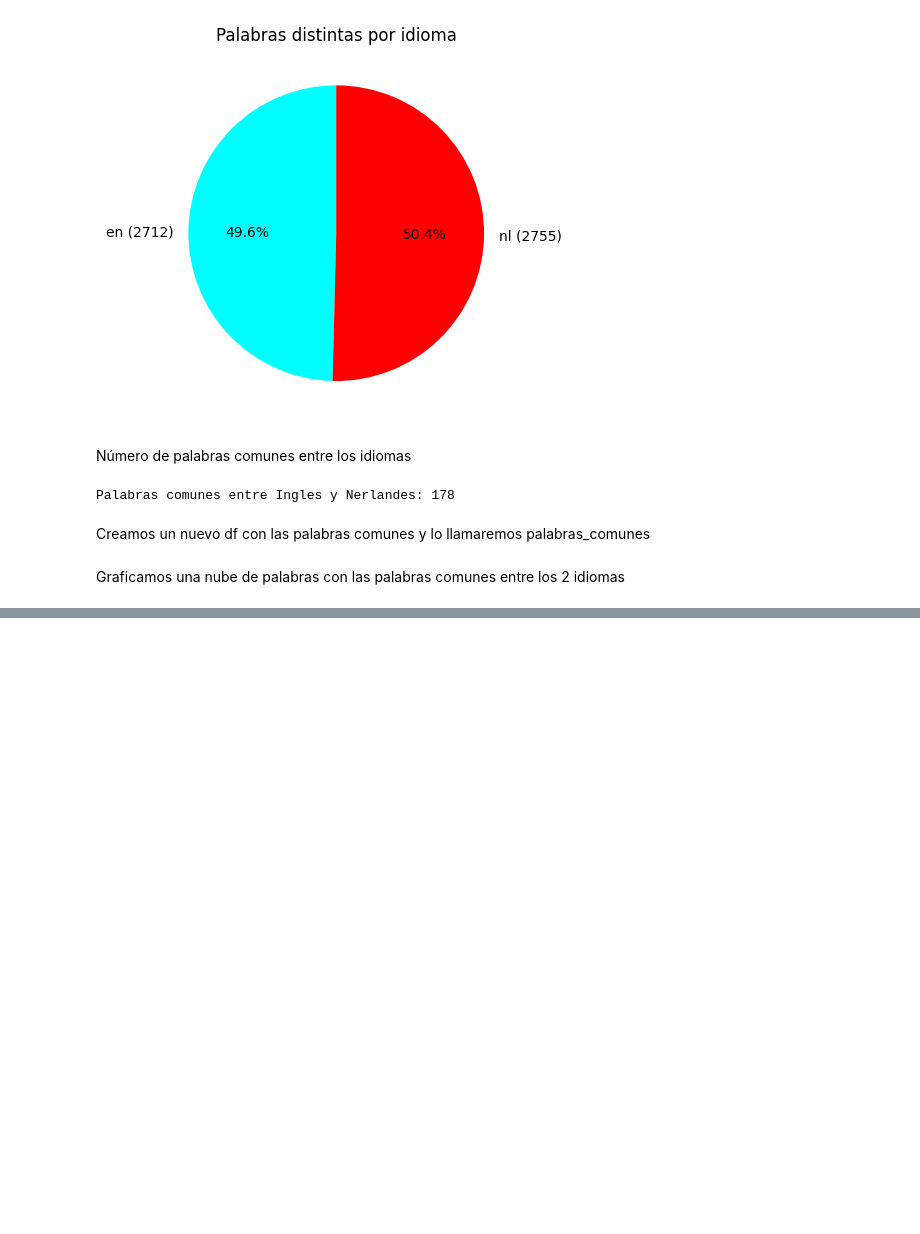
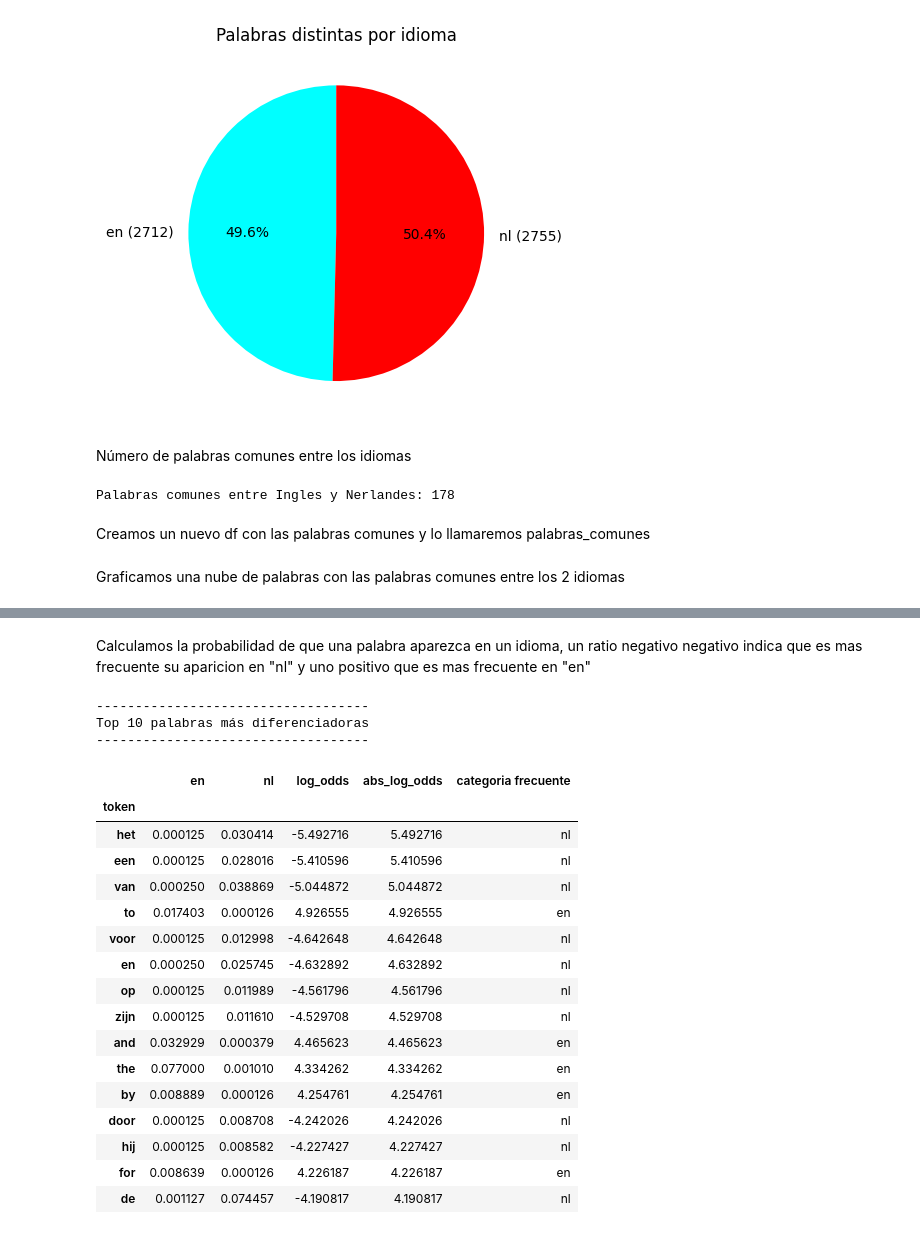
Before and after one commit to JoseQuinteroTC/IA-ML-, a Jupyter notebook: IA ML/Entregable_IA.ipynb, the cells around one changed output, grey strips where cells are left out. Cells and saved outputs as stored; diff of their text form; code cells hidden in the pictures; blank space fills up the shorter version.

```diff
--- a/IA ML/Entregable_IA.ipynb
+++ b/IA ML/Entregable_IA.ipynb
@@ -325,0 +326,69 @@ plt.show()
+# %% [markdown]
+Calculamos la probabilidad de que una palabra aparezca en un idioma, un ratio negativo negativo indica que es mas frecuente su aparicion en "nl" y uno positivo que es mas frecuente en "en"
+# %%
+# Cálculo del log of odds ratio de cada palabra (rotten vs fresh)
+# ==============================================================================
+# Pivotaje y despivotaje
+comentarios_pivot = texto_tidy.groupby(["idioma","token"])["token"] \
+                .agg(["count"]).reset_index() \
+                .pivot(index = "token" , columns="idioma", values= "count")
+
+comentarios_pivot = comentarios_pivot.fillna(value=0)
+comentarios_pivot.columns.name = None
+
+comentarios_unpivot = comentarios_pivot.melt(value_name='n', var_name='idioma', ignore_index=False)
+comentarios_unpivot = comentarios_unpivot.reset_index()
+
+# Selección de las categorias rotten y fresh
+comentarios_unpivot = comentarios_unpivot[comentarios_unpivot.idioma.isin(['en', 'nl'])]
+
+# Se añade el total de palabras de cada categoria
+comentarios_unpivot = comentarios_unpivot.merge(
+                    texto_tidy.groupby('idioma')['token'].count().rename('N'),
+                    how = 'left',
+                    on  = 'idioma'
+                 )
+
+# Cálculo de odds y log of odds de cada palabra
+comentarios_logOdds = comentarios_unpivot.copy()
+comentarios_logOdds['odds'] = (comentarios_logOdds.n + 1) / (comentarios_logOdds.N + 1)
+comentarios_logOdds = comentarios_logOdds[['token', 'idioma', 'odds']] \
+                    .pivot(index='token', columns='idioma', values='odds')
+comentarios_logOdds.columns.name = None
+
+comentarios_logOdds['log_odds']     = np.log(comentarios_logOdds.en/comentarios_logOdds.nl)
+comentarios_logOdds['abs_log_odds'] = np.abs(comentarios_logOdds.log_odds)
+
+# Si el logaritmo de odds es mayor que cero, significa que es una palabra con
+# mayor probabilidad de ser de rotten. Esto es así porque el ratio se ha
+# calculado como rotten/fresh.
+comentarios_logOdds['categoria frecuente'] = np.where(comentarios_logOdds.log_odds > 0,
+                                              "en",
+                                              "nl"
+                                    )
+
+print('-----------------------------------')
+print('Top 10 palabras más diferenciadoras')
+print('-----------------------------------')
+comentarios_logOdds.sort_values('abs_log_odds', ascending=False).head(15)
+# %% [output]
+-----------------------------------
+Top 10 palabras más diferenciadoras
+-----------------------------------
+|  | en | nl | log_odds | abs_log_odds | categoria frecuente |
+| token |  |  |  |  |  |
+| het | 0.000125 | 0.030414 | -5.492716 | 5.492716 | nl |
+| een | 0.000125 | 0.028016 | -5.410596 | 5.410596 | nl |
+| van | 0.000250 | 0.038869 | -5.044872 | 5.044872 | nl |
+| to | 0.017403 | 0.000126 | 4.926555 | 4.926555 | en |
+| voor | 0.000125 | 0.012998 | -4.642648 | 4.642648 | nl |
+| en | 0.000250 | 0.025745 | -4.632892 | 4.632892 | nl |
+| op | 0.000125 | 0.011989 | -4.561796 | 4.561796 | nl |
+| zijn | 0.000125 | 0.011610 | -4.529708 | 4.529708 | nl |
+| and | 0.032929 | 0.000379 | 4.465623 | 4.465623 | en |
+| the | 0.077000 | 0.001010 | 4.334262 | 4.334262 | en |
+| by | 0.008889 | 0.000126 | 4.254761 | 4.254761 | en |
+| door | 0.000125 | 0.008708 | -4.242026 | 4.242026 | nl |
+| hij | 0.000125 | 0.008582 | -4.227427 | 4.227427 | nl |
+| for | 0.008639 | 0.000126 | 4.226187 | 4.226187 | en |
+| de | 0.001127 | 0.074457 | -4.190817 | 4.190817 | nl |
```
Also changed, not shown: parts of 10 cells of this notebook, 2 other files.
